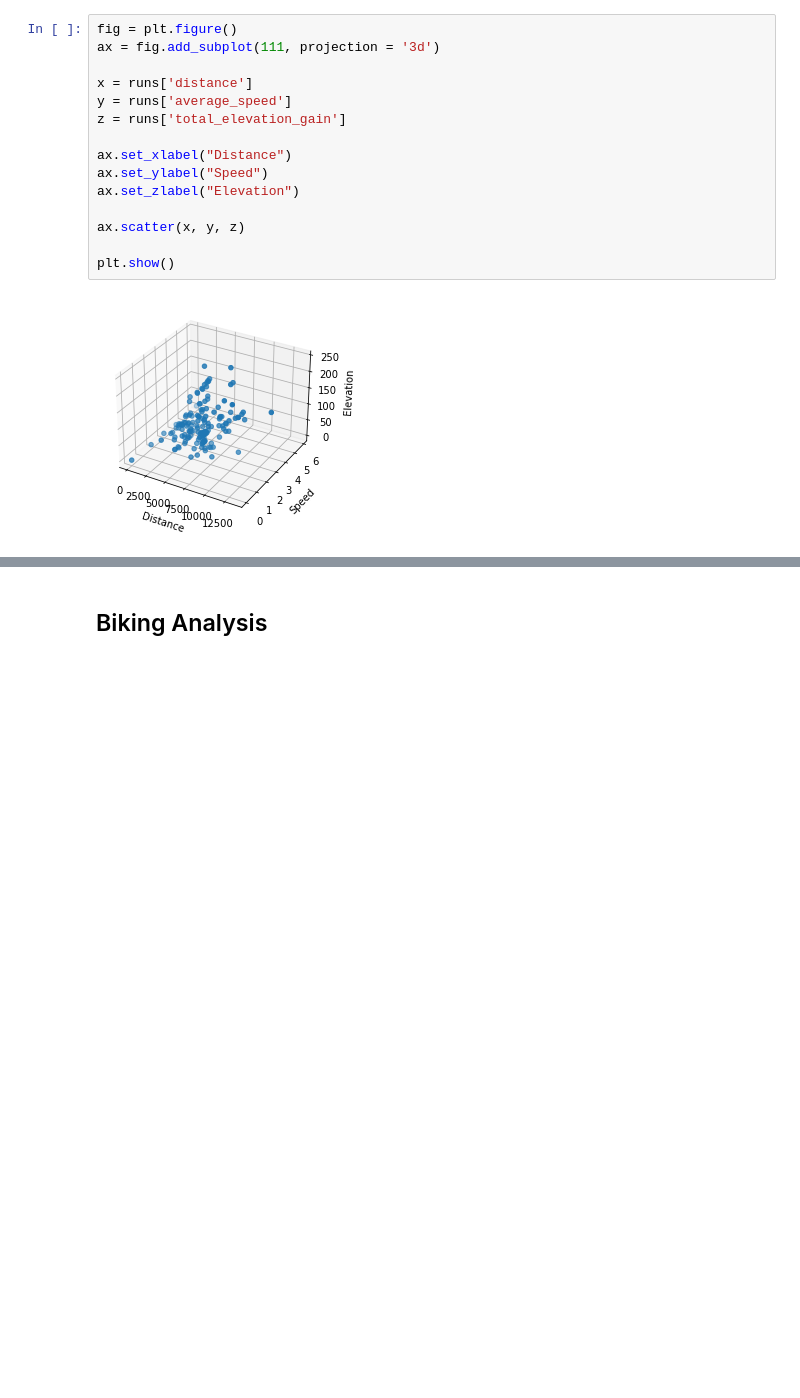
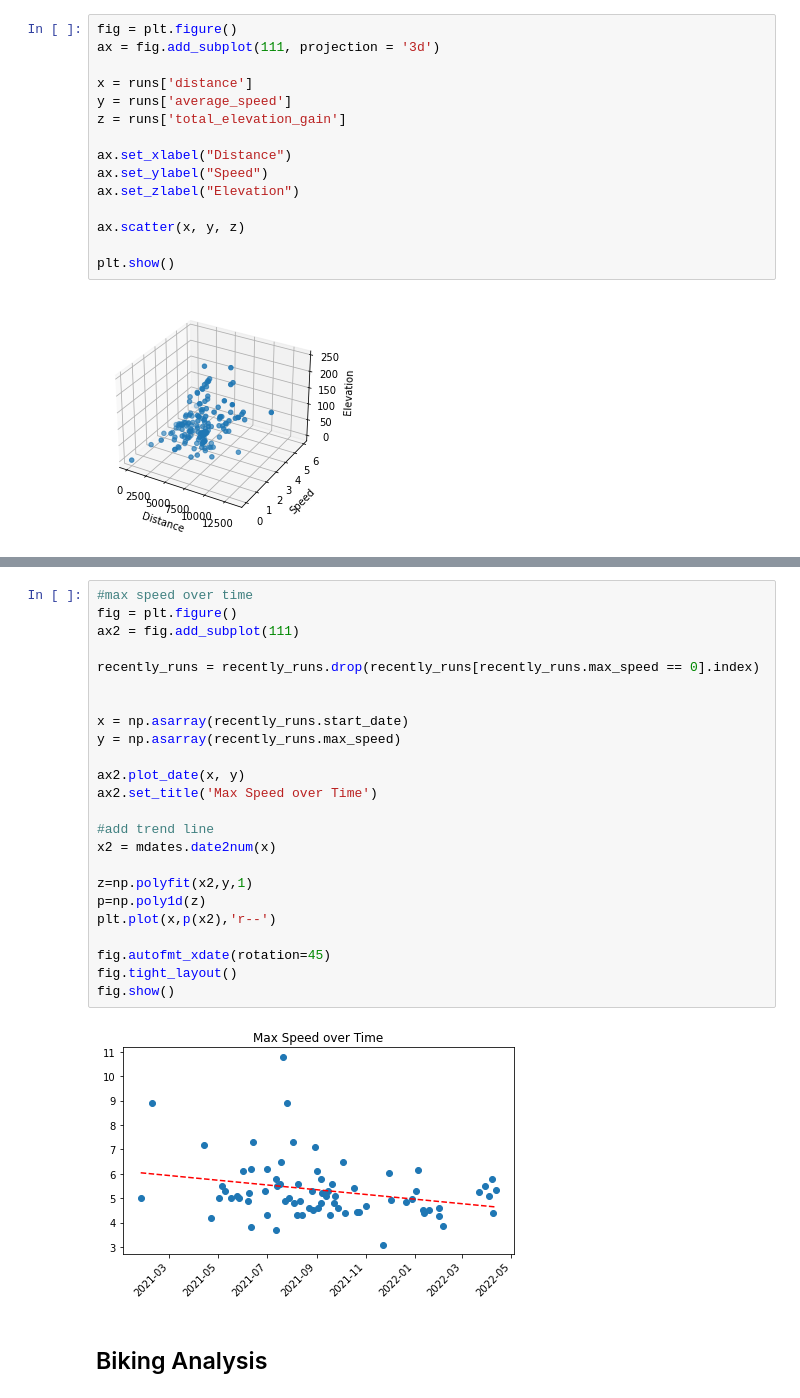
Before and after one commit to Lucs1590/strava-analysis, a Jupyter notebook: strava_analysis.ipynb, the cells around one changed output, grey strips where cells are left out. Drawn from its saved outputs; the diff is of its cells as text; blank space fills up the shorter version.

Commit message:
feat(strava_analysis): add max speed over the time

```diff
--- a/strava_analysis.ipynb
+++ b/strava_analysis.ipynb
@@ -266,3 +273,29 @@ fig.show()
+# %%
+#max speed over time
+fig = plt.figure()
+ax2 = fig.add_subplot(111)
+
+recently_runs = recently_runs.drop(recently_runs[recently_runs.max_speed == 0].index)
+
+
+x = np.asarray(recently_runs.start_date)
+y = np.asarray(recently_runs.max_speed)
+
+ax2.plot_date(x, y)
+ax2.set_title('Max Speed over Time')
+
+#add trend line
+x2 = mdates.date2num(x)
+
+z=np.polyfit(x2,y,1)
+p=np.poly1d(z)
+plt.plot(x,p(x2),'r--')
+
+fig.autofmt_xdate(rotation=45)
+fig.tight_layout()
+fig.show()
+# %% [output]
+[figure, added]
 # %% [markdown]
 ## Biking Analysis
 # %%
```
Also changed, not shown: parts of 14 cells of this notebook.
